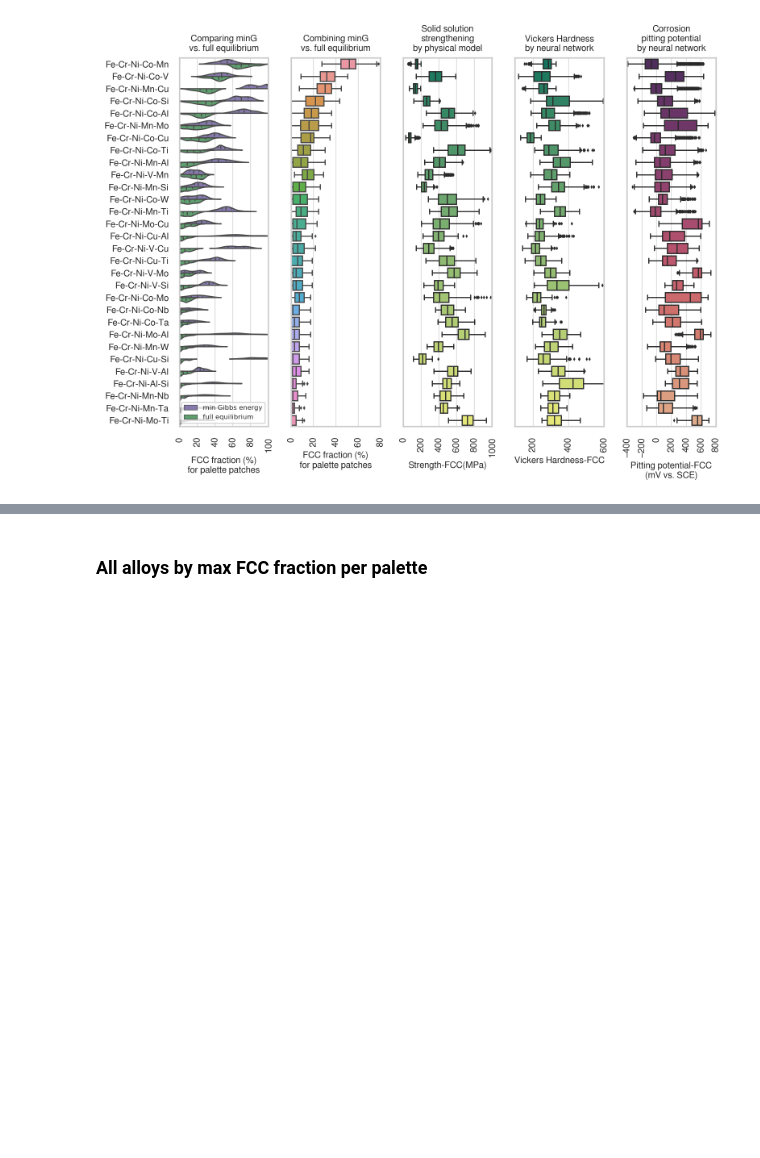
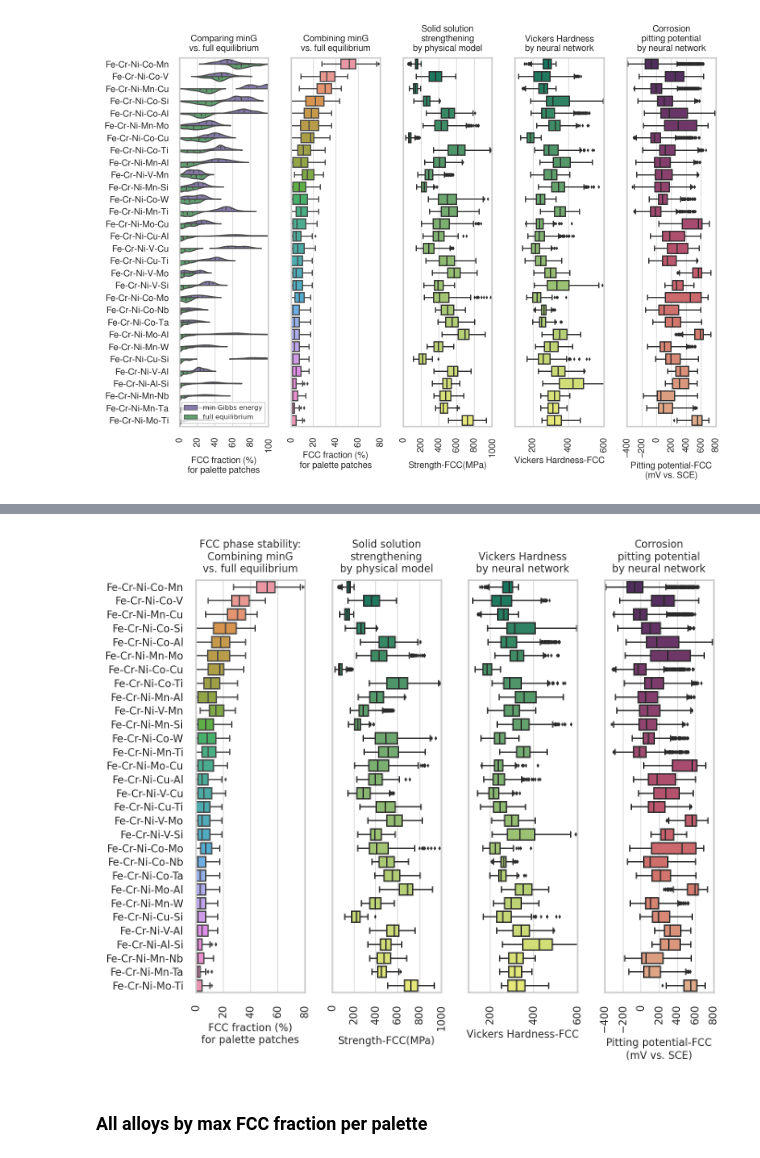
Before and after one commit to YXWU2014/CCA_CALPHAD_SSS_ML, a Jupyter notebook: sns_plot.ipynb, the cells around one changed output, grey strips where cells are left out. Cells and saved outputs as stored; diff of their text form; code cells hidden in the pictures; blank space fills up the shorter version.

```diff
--- a/sns_plot.ipynb
+++ b/sns_plot.ipynb
@@ -429,3 +475,70 @@ sns_plot(df_fcc_sns_30, df_SSS_sns_30, df_H1_C2_sns_30,
+# %%
+def sns_plot_new(df_fcc_sns_30, df_SSS_sns_30, df_H1_C2_sns_30, figsize=(8, 6), rotation=45, fig_name='sns_plot_30.pdf'):
+
+    fig, axs = plt.subplots(ncols=4, figsize=figsize, dpi=200)
+    sns.set_theme(style="whitegrid", rc={
+                  "axes.grid": True, "grid.linewidth": 0.5})
+    font_size = 8
+
+    sns.boxplot(data=df_fcc_sns_30, x="Gmin_eq_FCC_fraction", y="compo_A_B_C_D_E",
+                linewidth=1, fliersize=1, ax=axs[0])  # palette="summer"
+    axs[0].set_title("FCC phase stability:\nCombining minG\nvs. full equilibrium",
+                     fontsize=font_size)
+    axs[0].set_xlabel('FCC fraction (%)\nfor palette patches',
+                      fontsize=font_size)
+    axs[0].set_ylabel(None)
+    axs[0].set_xlim([0, 80])
+    axs[0].set_xticks(range(0, 81, 20))
+    # axs[0].set_yticklabels([])
+    axs[0].tick_params(axis='x', rotation=rotation)
+    axs[0].tick_params(axis='both', labelsize=font_size)
+
+    sns.boxplot(data=df_SSS_sns_30, x="sigma_SSS_FCC", y="compo_A_B_C_D_E",
+                linewidth=1, fliersize=1, ax=axs[1], palette="summer")
+    axs[1].set_title(
+        'Solid solution\nstrengthening\nby physical model', fontsize=font_size)
+    axs[1].set_xlabel('Strength-FCC(MPa)', fontsize=font_size)
+    axs[1].set_ylabel(None)
+    axs[1].set_yticklabels([])
+    axs[1].set_xlim([0, 1000])
+    axs[1].set_xticks(range(0, 1001, 200))
+    axs[1].tick_params(axis='x', rotation=rotation)
+    axs[1].tick_params(axis='both', labelsize=font_size)
+
+    sns.boxplot(data=df_H1_C2_sns_30, x="H1_new_pred_KFold_mean_FCC",
+                y="compo_A_B_C_D_E", linewidth=1, fliersize=1, ax=axs[2], palette="summer")
+    axs[2].set_title('Vickers Hardness\nby neural network', fontsize=font_size)
+    axs[2].set_xlabel('Vickers Hardness-FCC', fontsize=font_size)
+    axs[2].set_ylabel(None)
+    axs[2].set_yticklabels([])
+    axs[2].set_xticks(range(0, 601, 200))
+    axs[2].set_xlim([100, 600])
+    axs[2].tick_params(axis='x', rotation=rotation)
+    axs[2].tick_params(axis='both', labelsize=font_size)
+
+    sns.boxplot(data=df_H1_C2_sns_30, x="C2_new_pred_KFold_mean_FCC",
+                y="compo_A_B_C_D_E", linewidth=1, fliersize=1, ax=axs[3], palette="flare_r")
+    # sns.despine(left=True, ax=axs[2])
+    axs[3].set_title(
+        'Corrosion\npitting potential\nby neural network', fontsize=font_size)
+    axs[3].set_xlabel('Pitting potential-FCC\n(mV vs. SCE)',
+                      fontsize=font_size)
+    axs[3].set_ylabel(None)
+    axs[3].set_yticklabels([])
+    axs[3].set_xticks(range(-400, 801, 200))
+    axs[3].set_xlim([-400, 800])
+    axs[3].tick_params(axis='x', rotation=rotation)
+    axs[3].tick_params(axis='both', labelsize=font_size)
+
+    plt.tight_layout()
+    plt.savefig(fig_name, bbox_inches='tight')
+    plt.show()
+
+
+sns_plot_new(df_fcc_sns_30, df_SSS_sns_30, df_H1_C2_sns_30,
+             figsize=(7, 6), rotation=90, fig_name='sns_plot_30_new.pdf')
+# %% [output]
+[figure, added]
 # %% [markdown]
 ### All alloys by max FCC fraction per palette
 # %%
```
Also changed, not shown: parts of 4 cells of this notebook, 9 other files.
